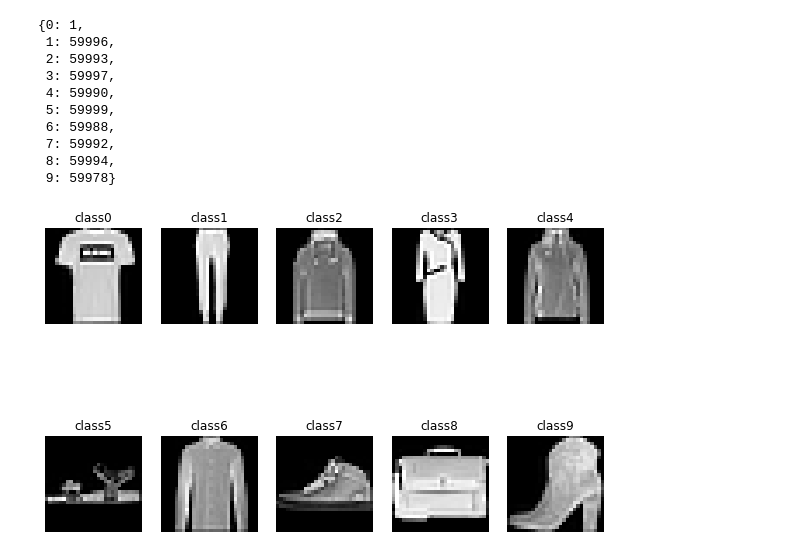
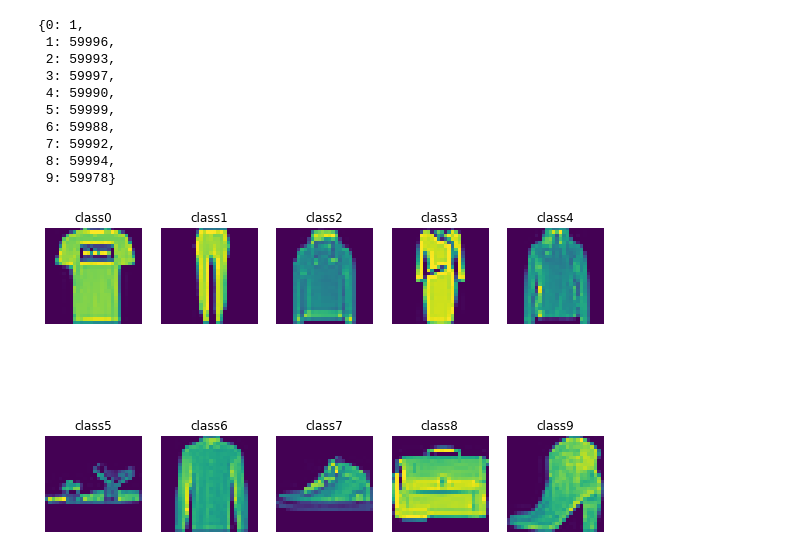
Before and after one commit to rashmi05pathak/CS6910_Assignment1, a Jupyter notebook: EE20S051_CS21M050.ipynb, the cells around one changed output. Cells and saved outputs as stored; diff of their text form; code cells hidden in the pictures.

```diff
--- a/EE20S051_CS21M050.ipynb
+++ b/EE20S051_CS21M050.ipynb
@@ -54,21 +55,21 @@ list_of_index
 # %%
 #Q1. Plotting fashion Mnist Dataset
 # create figure
 fig = pyplot.figure(figsize=(10, 7))
 # setting values to rows and column variables
 rows = 2
 columns = 5
 for i in range(10):
 	# Adds a subplot at the 2nd position
     fig.add_subplot(rows, columns, i+1)
     j = list_of_index.get(i)
     # showing image
-    pyplot.imshow(trainX[j],cmap = 'gray')
+    pyplot.imshow(trainX[j])
     pyplot.axis('off')
     pyplot.title("class"+ str(i))
 # show the figure
 pyplot.show()
 # %% [output]
-[figure, old version]
+[figure, new version]
 # %%
 # reshape dataset to have a single channel
```
Also changed, not shown: parts of 26 cells of this notebook.
